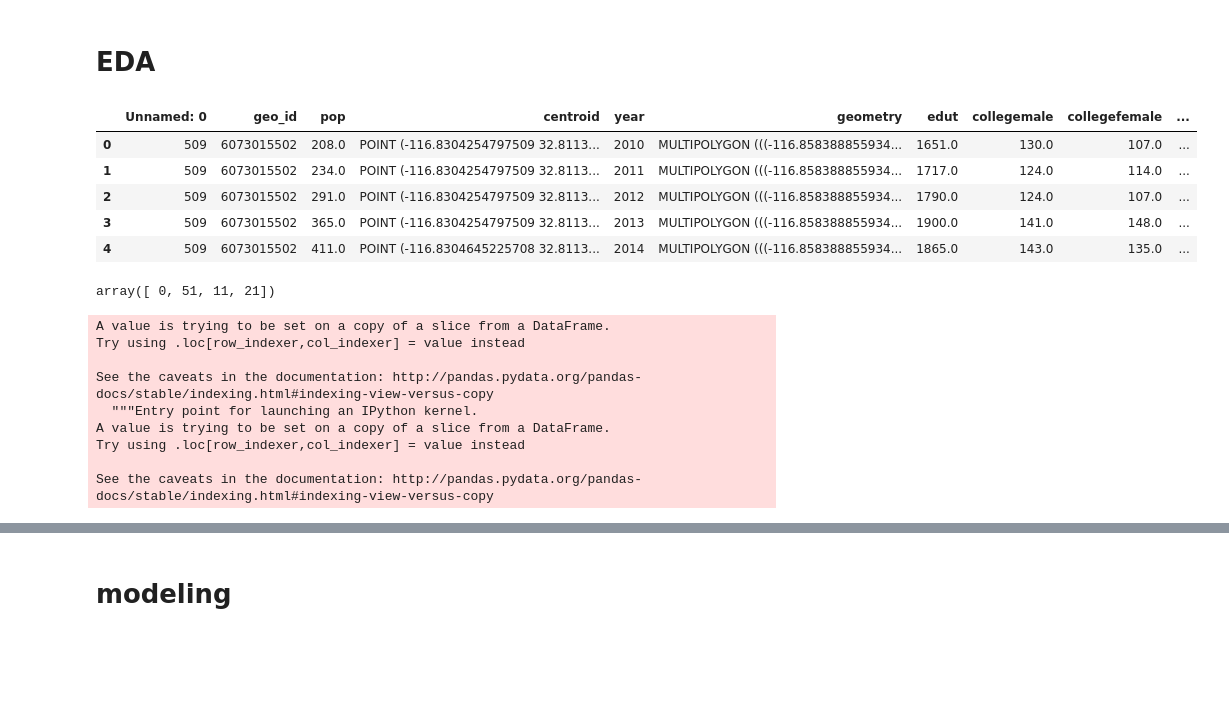
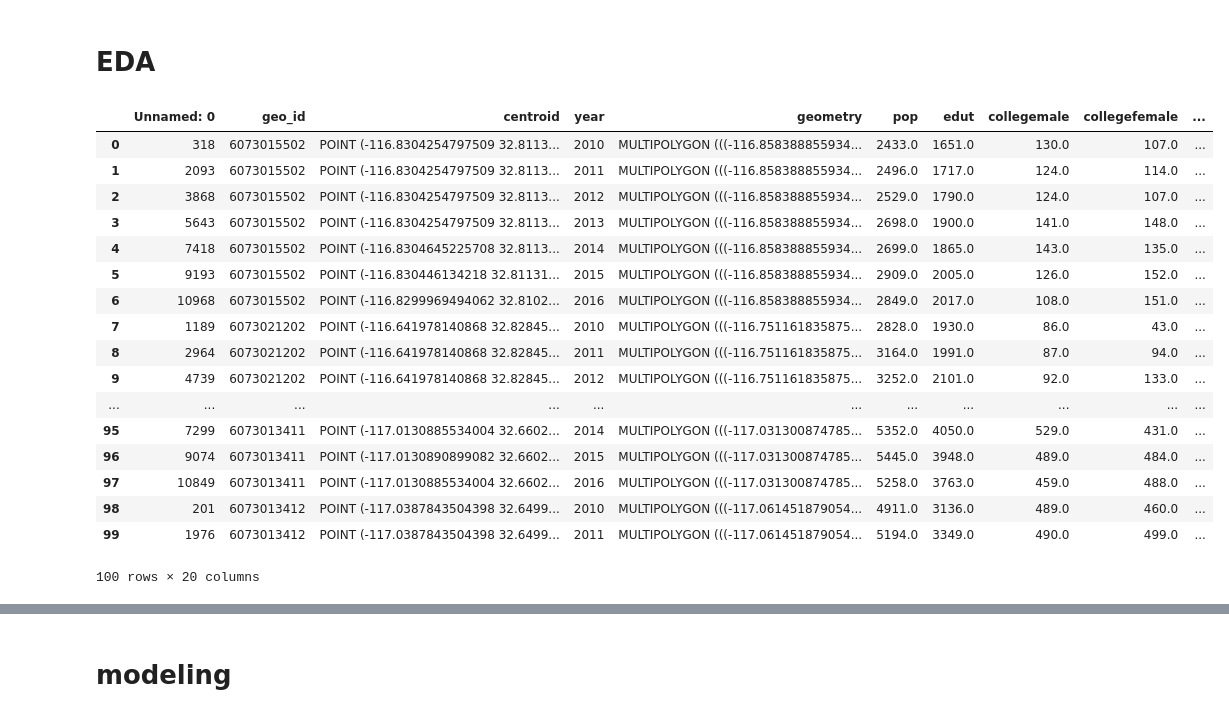
Before and after one commit to JasonZhangzy1757/CUSP-Capstone, a Jupyter notebook: US_Ignite_fed_eda_model.ipynb, the cells around one changed output, grey strips where cells are left out. Drawn from its saved outputs; the diff is of its cells as text; code cells hidden in the pictures; blank space fills up the shorter version.

```diff
--- a/US_Ignite_fed_eda_model.ipynb
+++ b/US_Ignite_fed_eda_model.ipynb
@@ -40,18 +40,26 @@ from cartoframes.data.observatory import Catalog
 # %%
 import seaborn as sns
 # %%
-df_final=pd.read_csv("~/Downloads/Final_merged.csv")
+df_final=pd.read_csv("~/Downloads/Final_merged_age.csv")
 # %%
-df_final.head()
+df_final.head(100)
 # %% [output]
-|  | Unnamed: 0 | geo_id | pop | centroid | year | geometry | edut | collegemale | collegefemale | ... |
-| 0 | 509 | 6073015502 | 208.0 | POINT (-116.8304254797509 32.8113... | 2010 | MULTIPOLYGON (((-116.858388855934... | 1651.0 | 130.0 | 107.0 | ... |
-| 1 | 509 | 6073015502 | 234.0 | POINT (-116.8304254797509 32.8113... | 2011 | MULTIPOLYGON (((-116.858388855934... | 1717.0 | 124.0 | 114.0 | ... |
-| 2 | 509 | 6073015502 | 291.0 | POINT (-116.8304254797509 32.8113... | 2012 | MULTIPOLYGON (((-116.858388855934... | 1790.0 | 124.0 | 107.0 | ... |
-| 3 | 509 | 6073015502 | 365.0 | POINT (-116.8304254797509 32.8113... | 2013 | MULTIPOLYGON (((-116.858388855934... | 1900.0 | 141.0 | 148.0 | ... |
-| 4 | 509 | 6073015502 | 411.0 | POINT (-116.8304645225708 32.8113... | 2014 | MULTIPOLYGON (((-116.858388855934... | 1865.0 | 143.0 | 135.0 | ... |
+|  | Unnamed: 0 | geo_id | centroid | year | geometry | pop | edut | collegemale | collegefemale | ... |
+| 0 | 318 | 6073015502 | POINT (-116.8304254797509 32.8113... | 2010 | MULTIPOLYGON (((-116.858388855934... | 2433.0 | 1651.0 | 130.0 | 107.0 | ... |
+| 1 | 2093 | 6073015502 | POINT (-116.8304254797509 32.8113... | 2011 | MULTIPOLYGON (((-116.858388855934... | 2496.0 | 1717.0 | 124.0 | 114.0 | ... |
+| 2 | 3868 | 6073015502 | POINT (-116.8304254797509 32.8113... | 2012 | MULTIPOLYGON (((-116.858388855934... | 2529.0 | 1790.0 | 124.0 | 107.0 | ... |
+| 3 | 5643 | 6073015502 | POINT (-116.8304254797509 32.8113... | 2013 | MULTIPOLYGON (((-116.858388855934... | 2698.0 | 1900.0 | 141.0 | 148.0 | ... |
+| 4 | 7418 | 6073015502 | POINT (-116.8304645225708 32.8113... | 2014 | MULTIPOLYGON (((-116.858388855934... | 2699.0 | 1865.0 | 143.0 | 135.0 | ... |
+| 5 | 9193 | 6073015502 | POINT (-116.830446134218 32.81131... | 2015 | MULTIPOLYGON (((-116.858388855934... | 2909.0 | 2005.0 | 126.0 | 152.0 | ... |
+| 6 | 10968 | 6073015502 | POINT (-116.8299969494062 32.8102... | 2016 | MULTIPOLYGON (((-116.858388855934... | 2849.0 | 2017.0 | 108.0 | 151.0 | ... |
+| 7 | 1189 | 6073021202 | POINT (-116.641978140868 32.82845... | 2010 | MULTIPOLYGON (((-116.751161835875... | 2828.0 | 1930.0 | 86.0 | 43.0 | ... |
+| 8 | 2964 | 6073021202 | POINT (-116.641978140868 32.82845... | 2011 | MULTIPOLYGON (((-116.751161835875... | 3164.0 | 1991.0 | 87.0 | 94.0 | ... |
+| 9 | 4739 | 6073021202 | POINT (-116.641978140868 32.82845... | 2012 | MULTIPOLYGON (((-116.751161835875... | 3252.0 | 2101.0 | 92.0 | 133.0 | ... |
+| ... | ... | ... | ... | ... | ... | ... | ... | ... | ... | ... |
+| 95 | 7299 | 6073013411 | POINT (-117.0130885534004 32.6602... | 2014 | MULTIPOLYGON (((-117.031300874785... | 5352.0 | 4050.0 | 529.0 | 431.0 | ... |
+| 96 | 9074 | 6073013411 | POINT (-117.0130890899082 32.6602... | 2015 | MULTIPOLYGON (((-117.031300874785... | 5445.0 | 3948.0 | 489.0 | 484.0 | ... |
+| 97 | 10849 | 6073013411 | POINT (-117.0130885534004 32.6602... | 2016 | MULTIPOLYGON (((-117.031300874785... | 5258.0 | 3763.0 | 459.0 | 488.0 | ... |
+| 98 | 201 | 6073013412 | POINT (-117.0387843504398 32.6499... | 2010 | MULTIPOLYGON (((-117.061451879054... | 4911.0 | 3136.0 | 489.0 | 460.0 | ... |
+| 99 | 1976 | 6073013412 | POINT (-117.0387843504398 32.6499... | 2011 | MULTIPOLYGON (((-117.061451879054... | 5194.0 | 3349.0 | 490.0 | 499.0 | ... |
+100 rows × 20 columns
-# %%
-df_final['NAICS2012'].unique()
-# %% [output]
-array([ 0, 51, 11, 21])
 # %%
@@ -62,16 +75,7 @@ data=df_final[['zipcode', 'geoid', 'NAICS2012', 'year', 'edut',
 # %%
 data['total_college']=data['collegemale']+data['collegefemale']
 data['college_ratio']=data['total_college']/data['edut']
+data['college_ratio_pop']=data['total_college']/data['pop']
-# %% [output]
-A value is trying to be set on a copy of a slice from a DataFrame.
-Try using .loc[row_indexer,col_indexer] = value instead
-
-See the caveats in the documentation: http://pandas.pydata.org/pandas-docs/stable/indexing.html#indexing-view-versus-copy
-  """Entry point for launching an IPython kernel.
-A value is trying to be set on a copy of a slice from a DataFrame.
-Try using .loc[row_indexer,col_indexer] = value instead
-
-See the caveats in the documentation: http://pandas.pydata.org/pandas-docs/stable/indexing.html#indexing-view-versus-copy
 # %%
 data['Empratio'][data['Empratio']!=0.0].sort_values()
 # %% [output]
```
Also changed, not shown: parts of 65 cells of this notebook, 8 other files.
